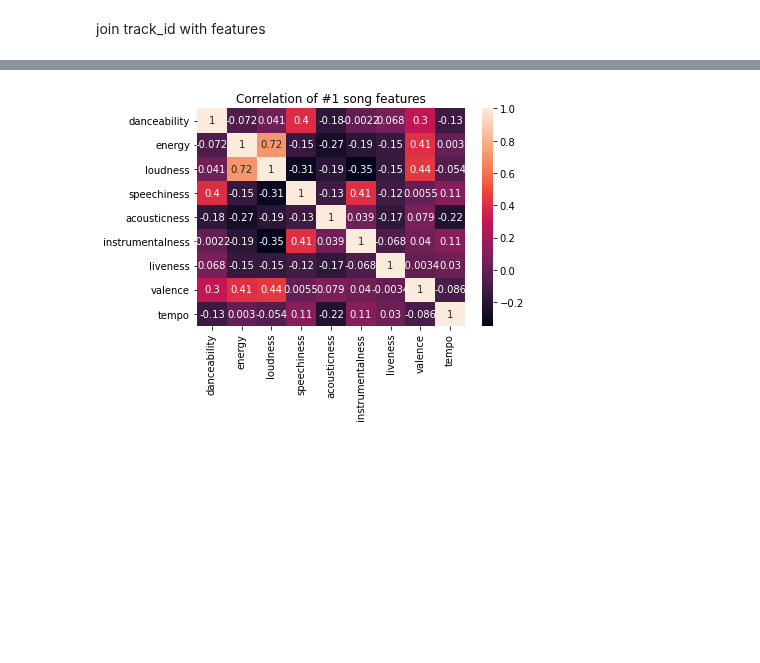
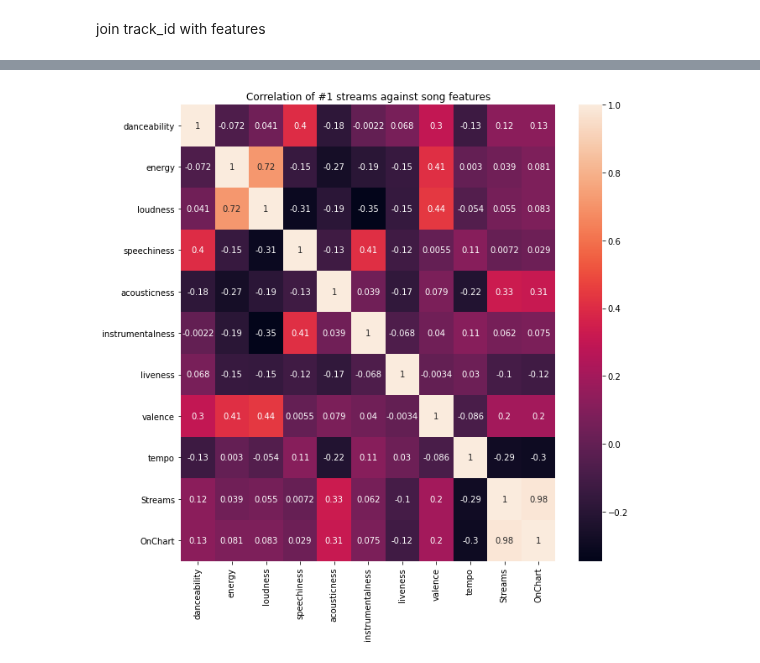
Before and after one commit to mblackstock/ds1-analytics, a Jupyter notebook: projects/spotify.ipynb, the cells around one changed output, grey strips where cells are left out. Drawn from its saved outputs; the diff is of its cells as text; code cells hidden in the pictures; blank space fills up the shorter version.

```diff
--- a/projects/spotify.ipynb
+++ b/projects/spotify.ipynb
@@ -232,3 +243,0 @@ track_id
-# %%
-track_id.drop_duplicates(inplace=True)
-track_id
@@ -254,3 +244,12 @@ track_id
+# %%
+#track_id.drop_duplicates(inplace=True)
+
+
+# track_id.groupby('id').Streams.agg({'Track':'first', 'Streams':['sum','count']})
+track_id = track_id.groupby('id').agg({'Track':'first', 'Streams':['sum','count']})
+# %%
+track_id.columns = track_id.columns.map('_'.join)
+track_id = track_id.rename(columns={'Track_first':'Track', 'Streams_sum':'Streams','Streams_count':'OnChart'})
 # %% [markdown]
 Now loop through only the ones that are part of the list
 # %%
@@ -408,7 +407,7 @@ Index(['Track', 'danceability', 'energy', 'key', 'loudness', 'mode',
 # %%
 col = ['danceability', 'energy', 'loudness',
        'speechiness', 'acousticness', 'instrumentalness', 'liveness',
-       'valence', 'tempo']
+       'valence', 'tempo', 'Streams', 'OnChart']
 corrMatrix = track_features.loc[:,col].corr()
 corrMatrix
 # %% [output]
@@ -425,9 +426,10 @@ corrMatrix
 # %%
 import seaborn as sns #data visualization
 import matplotlib.pyplot as plt
 
+plt.figure(figsize=(10,10))
 sns.heatmap(corrMatrix, annot=True)
-plt.title("Correlation of #1 song features")
+plt.title("Correlation of #1 streams against song features")
 plt.show()
 # %% [output]
-[figure, old version]
+[figure, new version]
```
Also changed, not shown: parts of 17 cells of this notebook, 1 other file.
